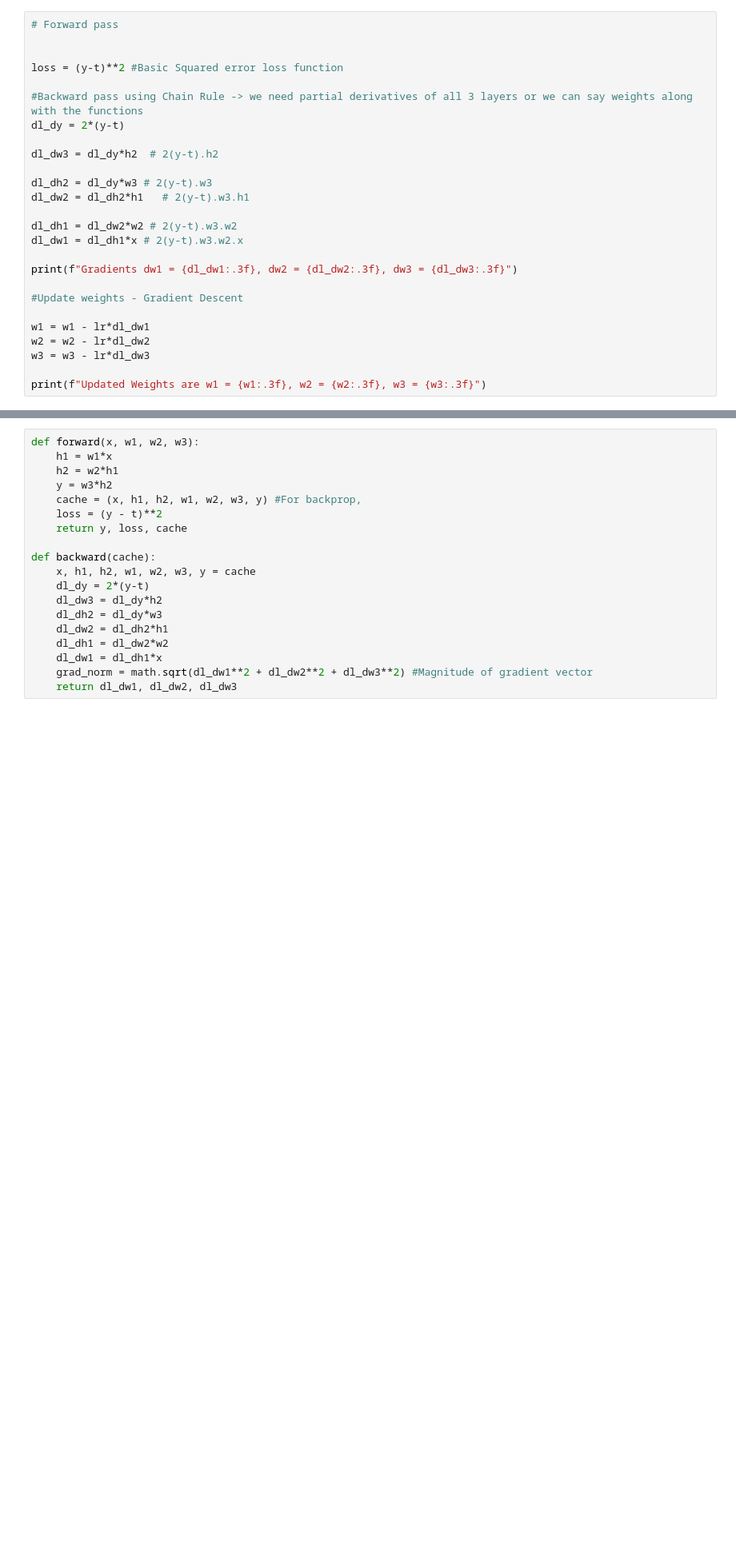
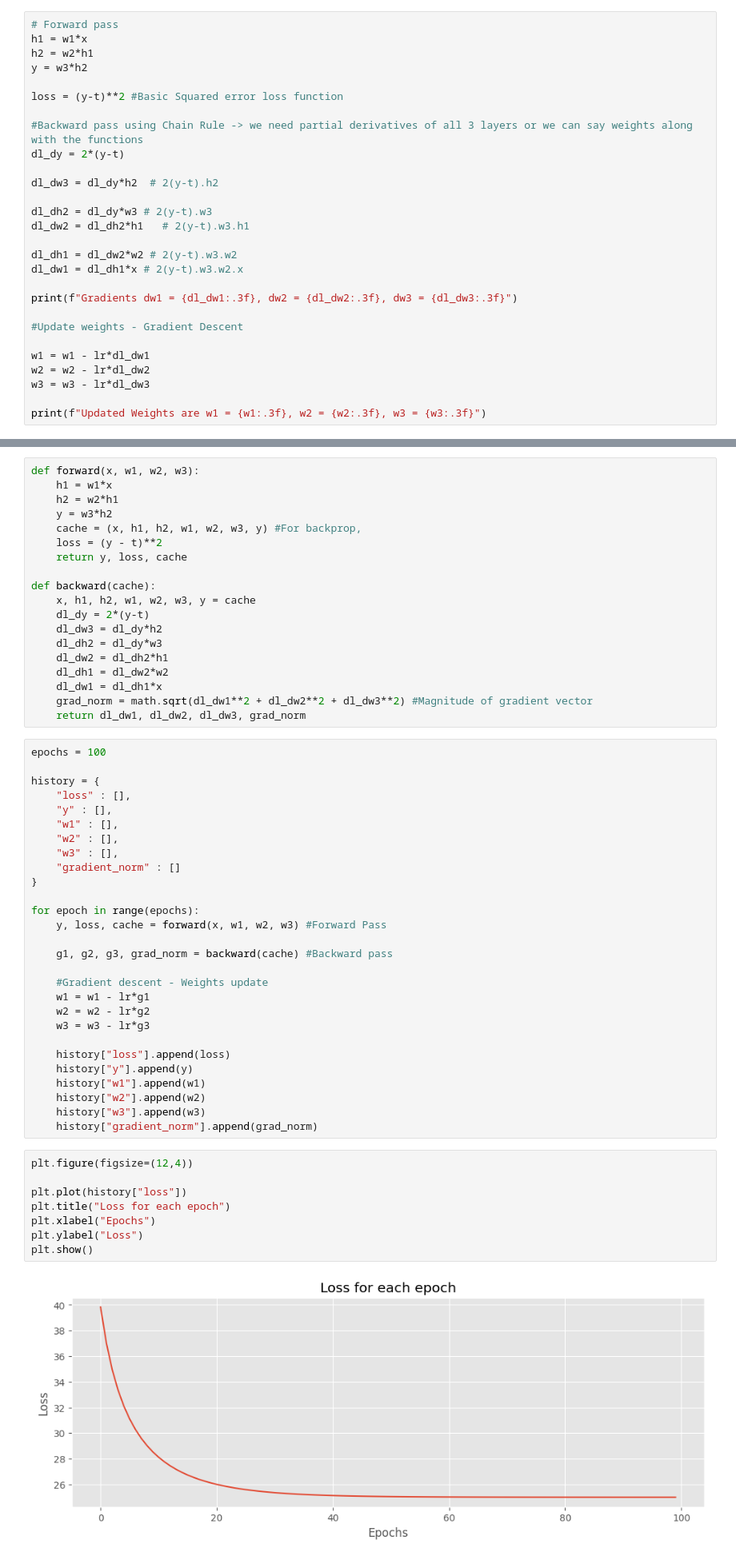
Before and after one commit to leonbora167/intelligent-system-explorations, a Jupyter notebook: algo/calc.ipynb, the cells around one changed output, grey strips where cells are left out. Shown at 80% size. Drawn from its saved outputs; the diff is of its cells as text; blank space fills up the shorter version.

Commit message:
Update calc.ipynb
Finished gradient descent on loop

```diff
--- a/algo/calc.ipynb
+++ b/algo/calc.ipynb
@@ -207,7 +207,9 @@ w1, w2, w3 = 0.4, -0.9, 1.5
 lr = 0.001
 # %%
 # Forward pass
-
+h1 = w1*x
+h2 = w2*h1
+y = w3*h2
 
 loss = (y-t)**2 #Basic Squared error loss function
 
@@ -254,4 +256,42 @@ def backward(cache):
     dl_dh1 = dl_dw2*w2
     dl_dw1 = dl_dh1*x
     grad_norm = math.sqrt(dl_dw1**2 + dl_dw2**2 + dl_dw3**2) #Magnitude of gradient vector
-    return dl_dw1, dl_dw2, dl_dw3
+    return dl_dw1, dl_dw2, dl_dw3, grad_norm
+# %%
+epochs = 100
+
+history = {
+    "loss" : [],
+    "y" : [],
+    "w1" : [],
+    "w2" : [],
+    "w3" : [],
+    "gradient_norm" : []
+}
+
+for epoch in range(epochs):
+    y, loss, cache = forward(x, w1, w2, w3) #Forward Pass
+
+    g1, g2, g3, grad_norm = backward(cache) #Backward pass
+
+    #Gradient descent - Weights update
+    w1 = w1 - lr*g1
+    w2 = w2 - lr*g2
+    w3 = w3 - lr*g3
+
+    history["loss"].append(loss)
+    history["y"].append(y)
+    history["w1"].append(w1)
+    history["w2"].append(w2)
+    history["w3"].append(w3)
+    history["gradient_norm"].append(grad_norm)
+# %%
+plt.figure(figsize=(12,4))
+
+plt.plot(history["loss"])
+plt.title("Loss for each epoch")
+plt.xlabel("Epochs")
+plt.ylabel("Loss")
+plt.show()
+# %% [output]
+[figure, added]
```
Also changed, not shown: parts of 4 cells of this notebook.
